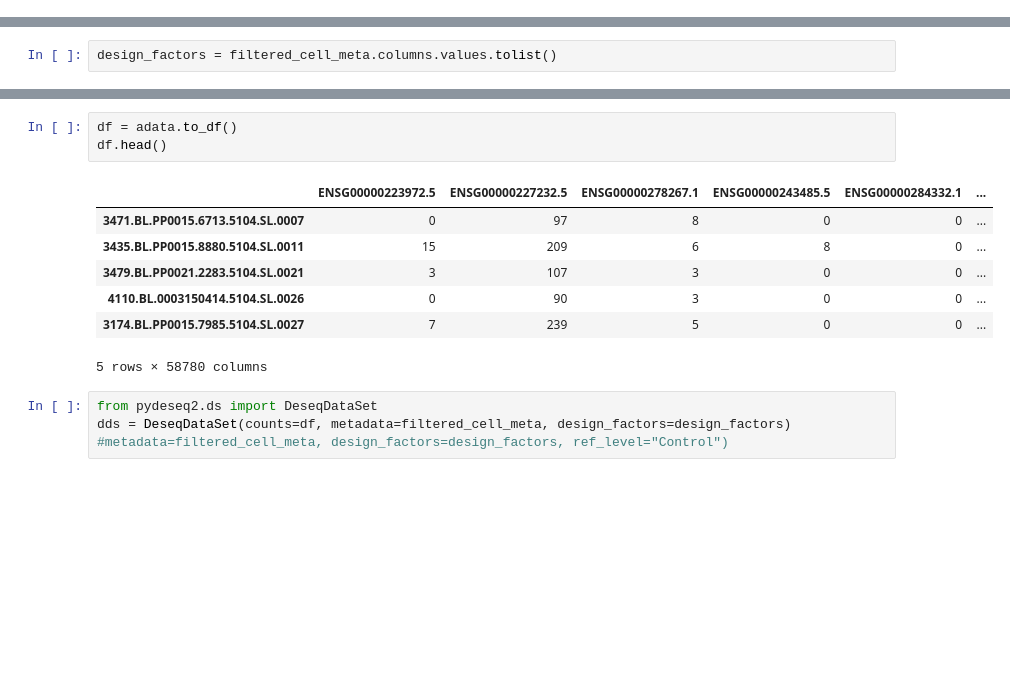
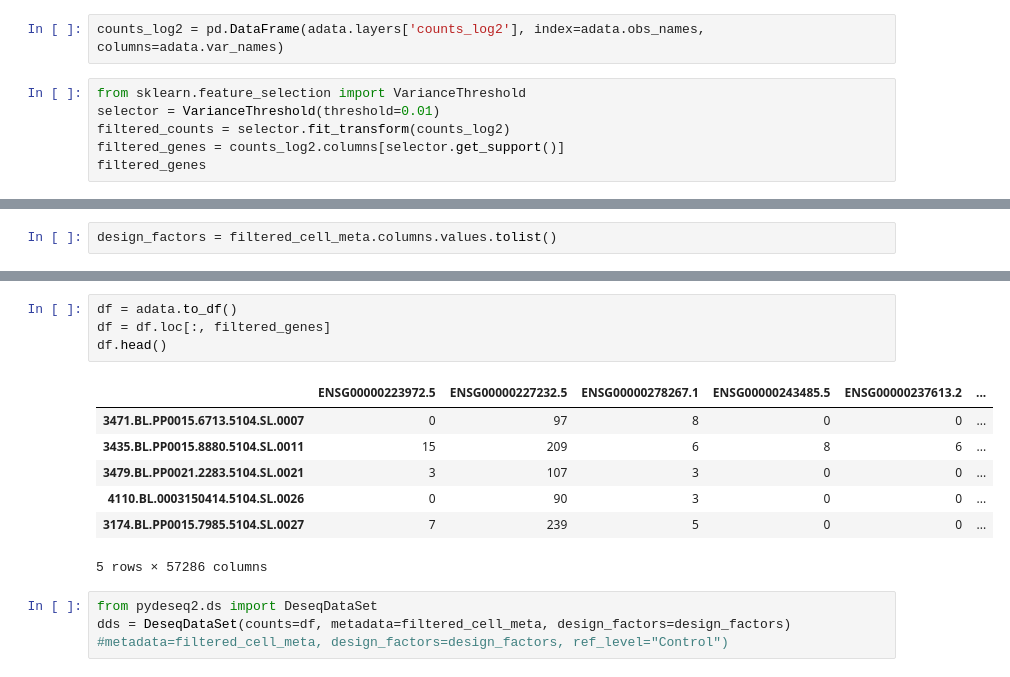
Before and after one commit to perpk/ppmi-wip, a Jupyter notebook: ppmi-wip.deg-males-control-pd-baselines.ipynb, the cells around one changed output, grey strips where cells are left out. Drawn from its saved outputs; the diff is of its cells as text; blank space fills up the shorter version.

```diff
--- a/ppmi-wip.deg-males-control-pd-baselines.ipynb
+++ b/ppmi-wip.deg-males-control-pd-baselines.ipynb
@@ -45,3 +45,11 @@ adata = ppmi_ad[(ppmi_ad.obs["Gender"] == "Male") &
                 (ppmi_ad.obs["Diagnosis"].isin(["PD", "Control"]))]
 # %%
 cell_props = pd.read_csv("/Users/kpax/Documents/aep/study/MSC/lab/PPMI_Project_133_RNASeq/cibersortx_metadata_df.csv", index_col=0)
+# %%
+counts_log2 = pd.DataFrame(adata.layers['counts_log2'], index=adata.obs_names, columns=adata.var_names)
+# %%
+from sklearn.feature_selection import VarianceThreshold
+selector = VarianceThreshold(threshold=0.01)
+filtered_counts = selector.fit_transform(counts_log2)
+filtered_genes = counts_log2.columns[selector.get_support()]
+filtered_genes
@@ -86,14 +111,15 @@ filtered_cell_meta.head()
 # %%
 df = adata.to_df()
+df = df.loc[:, filtered_genes]
 df.head()
 # %% [output]
-|  | ENSG00000223972.5 | ENSG00000227232.5 | ENSG00000278267.1 | ENSG00000243485.5 | ENSG00000284332.1 | ... |
+|  | ENSG00000223972.5 | ENSG00000227232.5 | ENSG00000278267.1 | ENSG00000243485.5 | ENSG00000237613.2 | ... |
 | 3471.BL.PP0015.6713.5104.SL.0007 | 0 | 97 | 8 | 0 | 0 | ... |
-| 3435.BL.PP0015.8880.5104.SL.0011 | 15 | 209 | 6 | 8 | 0 | ... |
+| 3435.BL.PP0015.8880.5104.SL.0011 | 15 | 209 | 6 | 8 | 6 | ... |
 | 3479.BL.PP0021.2283.5104.SL.0021 | 3 | 107 | 3 | 0 | 0 | ... |
 | 4110.BL.0003150414.5104.SL.0026 | 0 | 90 | 3 | 0 | 0 | ... |
 | 3174.BL.PP0015.7985.5104.SL.0027 | 7 | 239 | 5 | 0 | 0 | ... |
-5 rows × 58780 columns
+5 rows × 57286 columns
 # %%
 from pydeseq2.ds import DeseqDataSet
 dds = DeseqDataSet(counts=df, metadata=filtered_cell_meta, design_factors=design_factors) #metadata=filtered_cell_meta, design_factors=design_factors, ref_level="Control")
```
Also changed, not shown: parts of 15 cells of this notebook, 3 other files.
